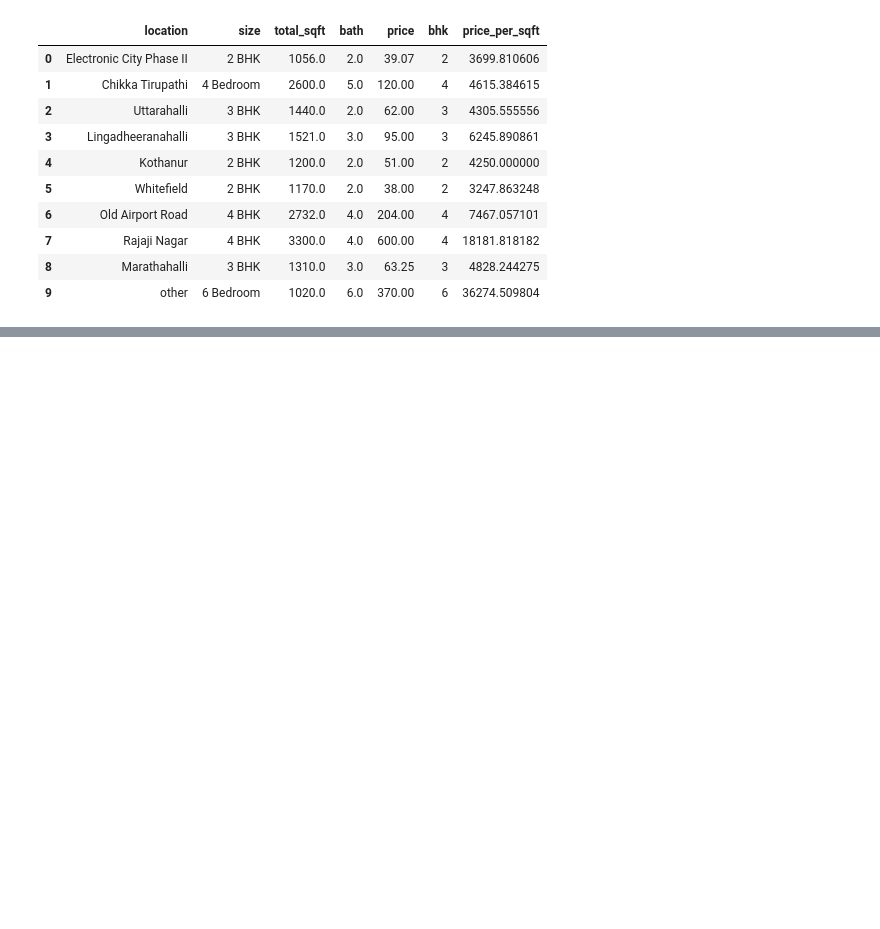
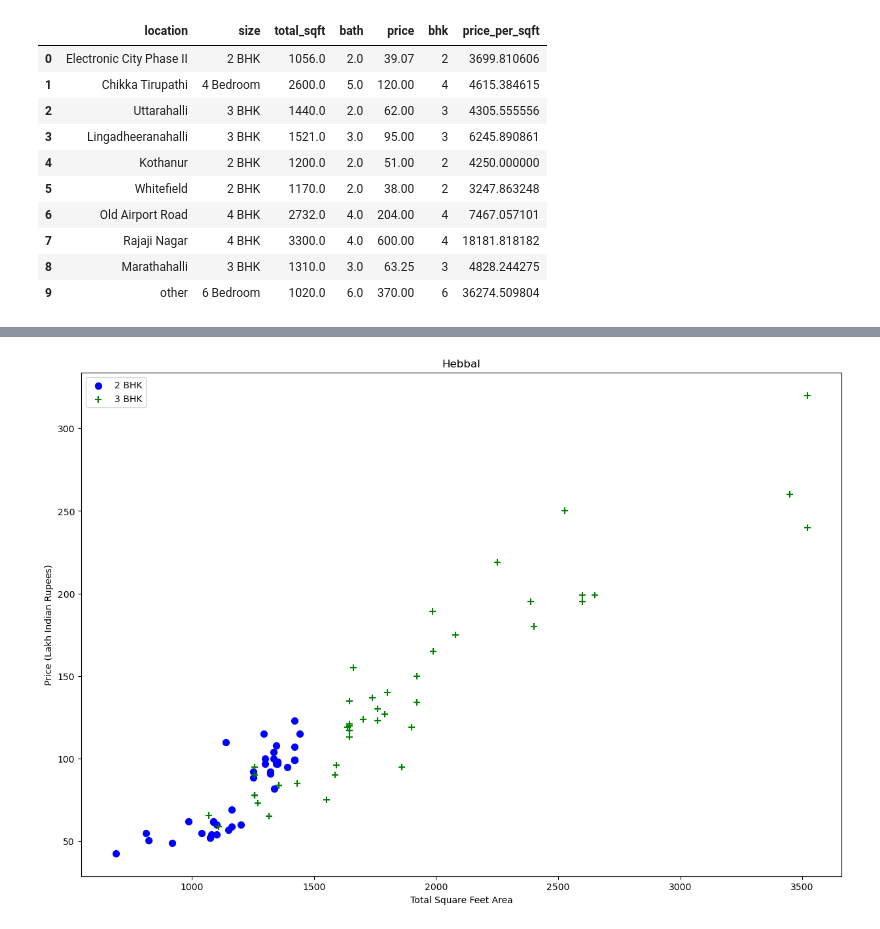
Before and after one commit to Abinaya1399/Property_Price_Predictor, a Jupyter notebook: model/Bengaluru_House_Prices.ipynb, the cells around one changed output, grey strips where cells are left out. Cells and saved outputs as stored; diff of their text form; code cells hidden in the pictures; blank space fills up the shorter version.

```diff
--- a/model/Bengaluru_House_Prices.ipynb
+++ b/model/Bengaluru_House_Prices.ipynb
@@ -253,0 +355,4 @@ df5.head(10)
+# %%
+plot_scatter_chart(df7,"Hebbal")
+# %% [output]
+[figure, added]
```
Also changed, not shown: parts of 37 cells of this notebook.
